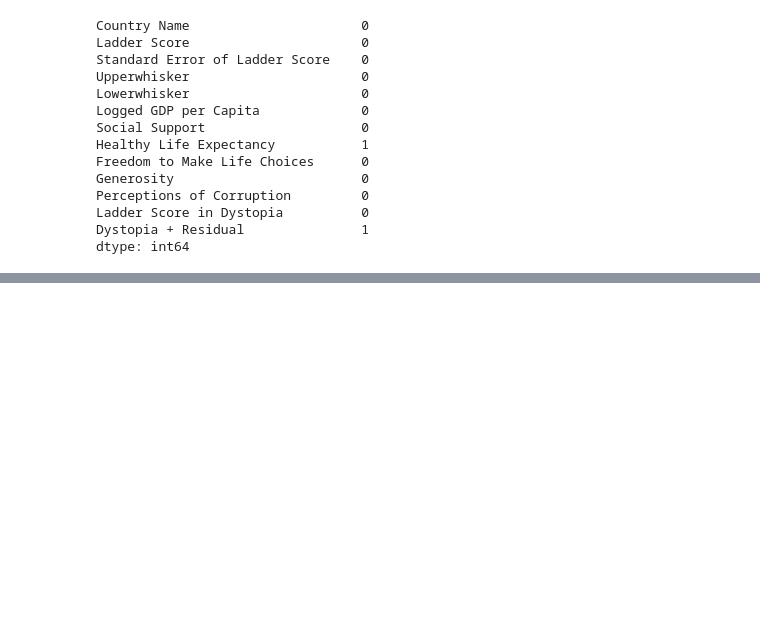
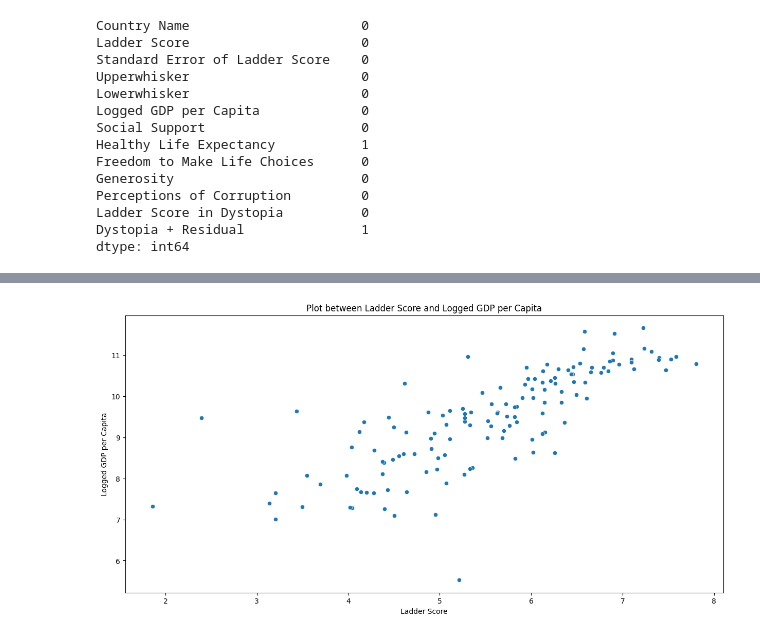
Before and after one commit to hasatsrnkn/World-Happiness-2023-Data-Analysis, a Jupyter notebook: code/main.ipynb, the cells around one changed output, grey strips where cells are left out. Saved outputs shown, nothing was run; the diff lists cells and outputs as text; code cells hidden in the pictures; blank space fills up the shorter version.

```diff
--- a/code/main.ipynb
+++ b/code/main.ipynb
@@ -157,0 +164,13 @@ plt.show()
+# %%
+#Function for plot between two parameters
+def scatterSpotFunction(xPlot,yPlot):
+    plt.rcParams['figure.figsize'] = (15,7)
+    pltName = 'Plot between '+ xPlot + ' and ' + yPlot
+    plt.title(pltName)
+    sns.scatterplot( x = xPlot, y= yPlot, data=data)
+    plt.xlabel(xPlot)
+    plt.ylabel(yPlot)
+# %%
+scatterSpotFunction('Ladder Score', 'Logged GDP per Capita')
+# %% [output]
+[figure, added]
```
Also changed, not shown: parts of 8 cells of this notebook.
